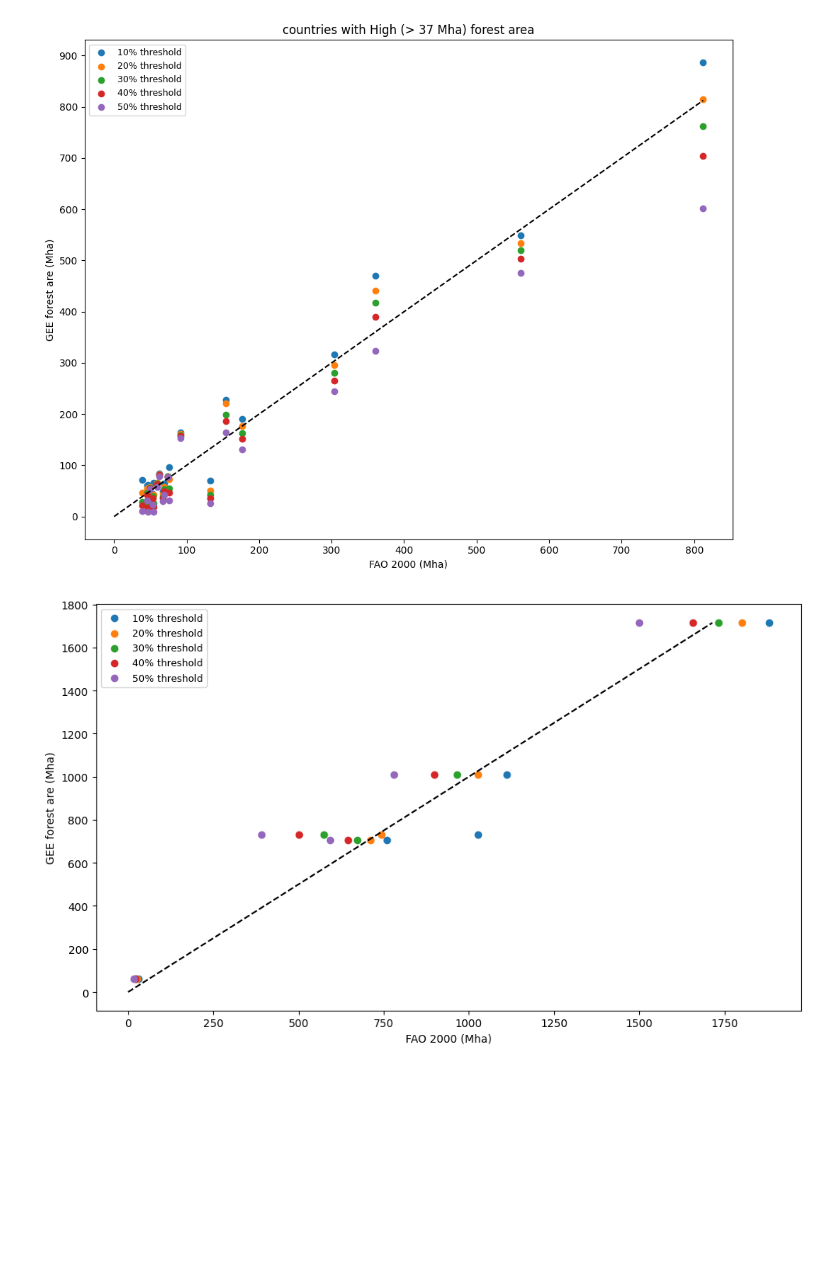
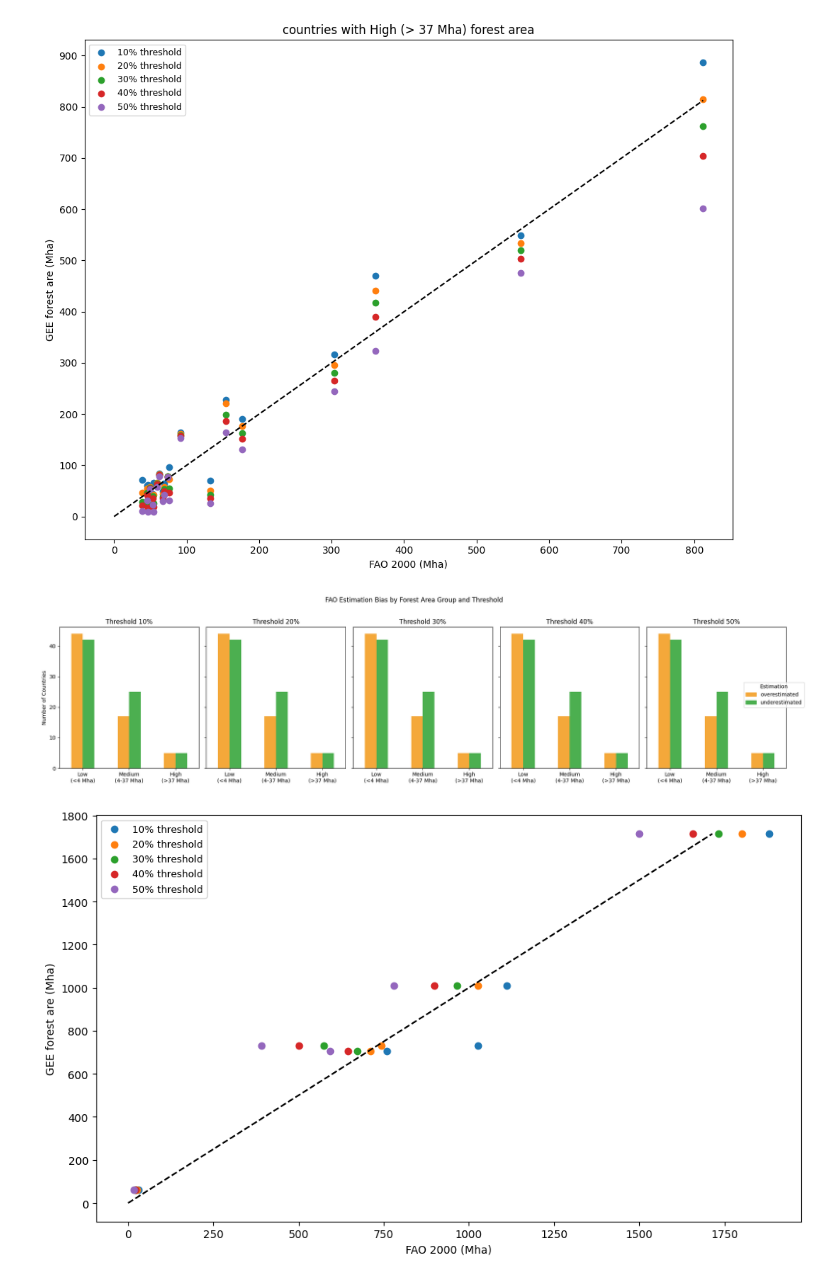
Before and after one commit to MElsdk-lab/Biochar_forest_estimation, a Jupyter notebook: Notebook_2_Forest_Area_Analysis.ipynb, the cells around one changed output. Drawn from its saved outputs; the diff is of its cells as text; code cells hidden in the pictures; blank space fills up the shorter version.

Commit message:
full post for GLC FSC30D forest composition with Hansen

```diff
--- a/Notebook_2_Forest_Area_Analysis.ipynb
+++ b/Notebook_2_Forest_Area_Analysis.ipynb
@@ -595,6 +590,54 @@ gee_fao_stats_df.to_csv(DATA_folder + 'gee_fao_stats.csv', index=False)
 [figure]
 [figure]
 [figure]
+# %%
+# ── CELL 10b: FAO Estimation Bias by Threshold ────────────────────────────────
+
+country_bins_estimation = gee_fao_comparison_bins_estimation.groupby(
+    ['bin', 'threshold', 'estimation']
+)['country'].nunique()
+
+estimation_colors = {
+    'overestimated':  '#F4A83A',
+    'underestimated': '#4CAF50'
+}
+
+# shorter bin labels to avoid overlap
+bin_labels_short = {
+    'Low (< 4 Mha)':    'Low\n(<4 Mha)',
+    'Medium (4-37 Mha)':'Medium\n(4-37 Mha)',
+    'High (> 37 Mha)':  'High\n(>37 Mha)'
+}
+
+fig, axes = plt.subplots(1, len(country_thresholds), figsize=(20, 5), sharey=True)
+
+for ax, threshold in zip(axes, country_thresholds):
+    df = country_bins_estimation.xs(threshold, level='threshold').unstack()
+
+    # keep only overestimated and underestimated — drop mixed if all zeros
+    df = df[[c for c in ['overestimated', 'underestimated'] if c in df.columns]]
+
+    # rename x-axis labels
+    df.index = [bin_labels_short.get(b, b) for b in df.index]
+
+    df.plot(kind='bar', ax=ax, color=[estimation_colors[c] for c in df.columns])
+    ax.set_title(f'Threshold {threshold}%')
+    ax.set_xlabel('')
+    ax.tick_params(axis='x', rotation=0)
+    ax.get_legend().remove()
+
+axes[0].set_ylabel('Number of Countries')
+
+handles = [plt.Rectangle((0,0),1,1, color=estimation_colors[k]) for k in estimation_colors]
+labels  = list(estimation_colors.keys())
+fig.legend(handles, labels, title='Estimation', loc='center right', bbox_to_anchor=(1.02, 0.5))
+
+fig.suptitle('FAO Estimation Bias by Forest Area Group and Threshold', y=1.02)
+plt.tight_layout()
+plt.savefig(FIGURE_folder + '/forest_area_country_bins_estimation_by_threshold.svg', dpi=300, bbox_inches='tight')
+plt.show()
+# %% [output]
+[figure, added]
 # %%
 # ── CELL 11: Plot GEE vs FAO by Region ───────────────────────────
 # This cell plots the GEE forest area against FAO 2000 forest area, categorized by region.
```
Also changed, not shown: parts of 4 cells of this notebook.
